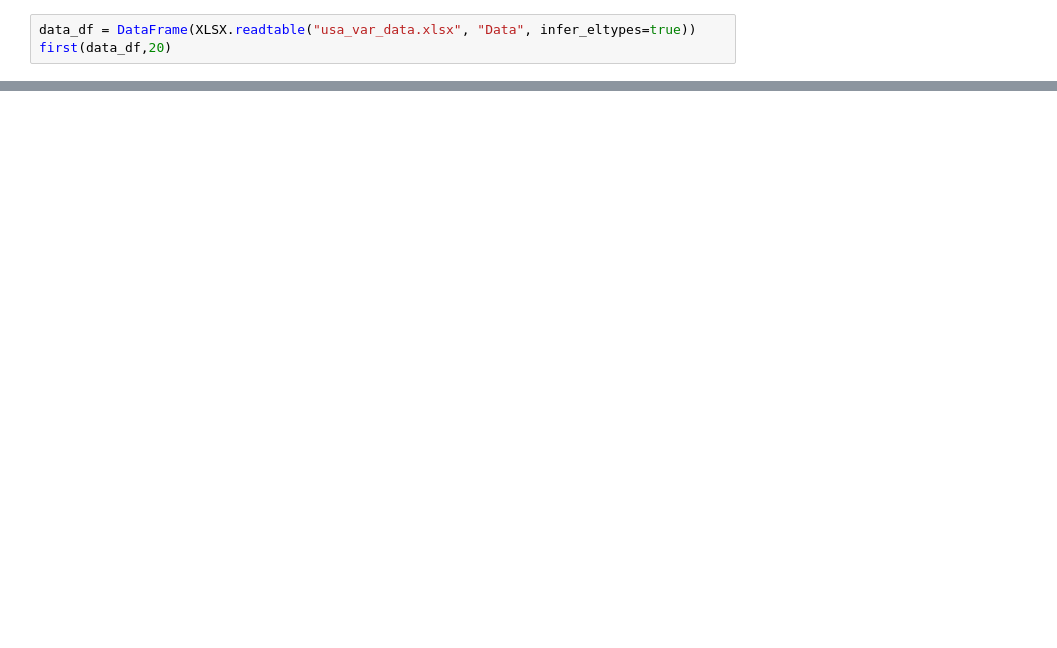
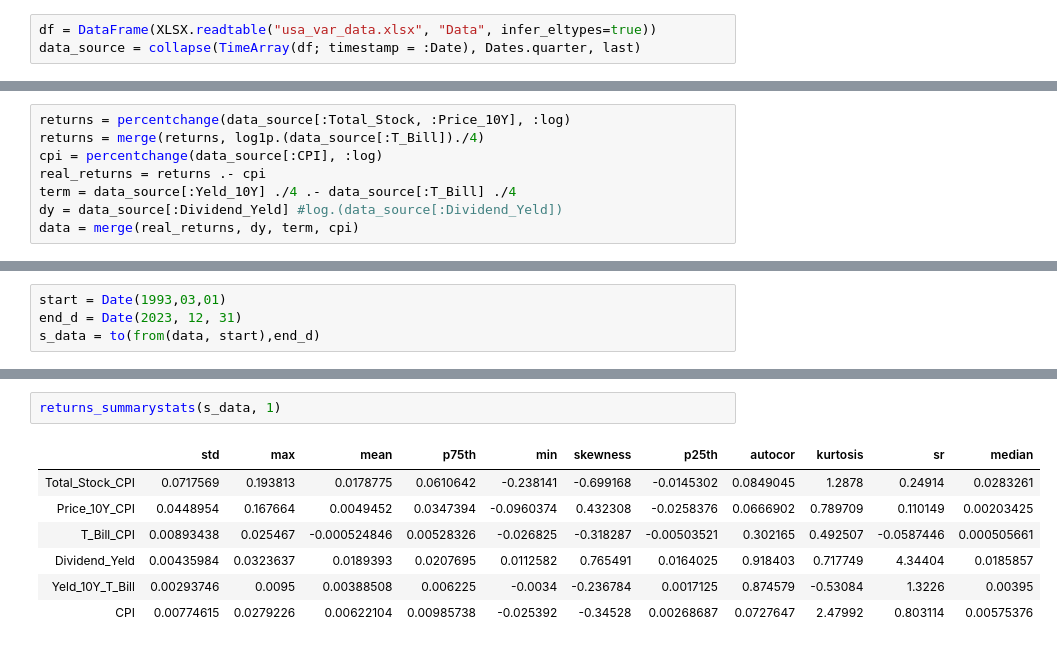
Before and after one commit to msz13/Goal-Based-Investing, a Jupyter notebook: julia_msp/us_bvar.ipynb, the cells around one changed output, grey strips where cells are left out. Drawn from its saved outputs; the diff is of its cells as text; blank space fills up the shorter version.

Commit message:
us var and bvar and start sce. lattice

```diff
--- a/julia_msp/us_bvar.ipynb
+++ b/julia_msp/us_bvar.ipynb
@@ -15,4 +13,4 @@ Main.FinancialBVAR
 # %%
-data_df = DataFrame(XLSX.readtable("usa_var_data.xlsx", "Data", infer_eltypes=true))
-first(data_df,20)
+df = DataFrame(XLSX.readtable("usa_var_data.xlsx", "Data", infer_eltypes=true))
+data_source = collapse(TimeArray(df; timestamp = :Date), Dates.quarter, last)
 # %% [output]
@@ -66,0 +49,8 @@ ArgumentError: ArgumentError: column name :Date not found in the data frame
+# %%
+returns = percentchange(data_source[:Total_Stock, :Price_10Y], :log)
+returns = merge(returns, log1p.(data_source[:T_Bill])./4)
+cpi = percentchange(data_source[:CPI], :log)
+real_returns = returns .- cpi
+term = data_source[:Yeld_10Y] ./4 .- data_source[:T_Bill] ./4
+dy = data_source[:Dividend_Yeld] #log.(data_source[:Dividend_Yeld])
+data = merge(real_returns, dy, term, cpi)
@@ -66,0 +79,4 @@ ArgumentError: ArgumentError: column name :Date not found in the data frame
+# %%
+start = Date(1993,03,01)
+end_d = Date(2023, 12, 31)
+s_data = to(from(data, start),end_d)
@@ -66,0 +108,10 @@ ArgumentError: ArgumentError: column name :Date not found in the data frame
+# %%
+returns_summarystats(s_data, 1)
+# %% [output]
+|  | std | max | mean | p75th | min | skewness | p25th | autocor | kurtosis | sr | median |
+| Total_Stock_CPI | 0.0717569 | 0.193813 | 0.0178775 | 0.0610642 | -0.238141 | -0.699168 | -0.0145302 | 0.0849045 | 1.2878 | 0.24914 | 0.0283261 |
+| Price_10Y_CPI | 0.0448954 | 0.167664 | 0.0049452 | 0.0347394 | -0.0960374 | 0.432308 | -0.0258376 | 0.0666902 | 0.789709 | 0.110149 | 0.00203425 |
+| T_Bill_CPI | 0.00893438 | 0.025467 | -0.000524846 | 0.00528326 | -0.026825 | -0.318287 | -0.00503521 | 0.302165 | 0.492507 | -0.0587446 | 0.000505661 |
+| Dividend_Yeld | 0.00435984 | 0.0323637 | 0.0189393 | 0.0207695 | 0.0112582 | 0.765491 | 0.0164025 | 0.918403 | 0.717749 | 4.34404 | 0.0185857 |
+| Yeld_10Y_T_Bill | 0.00293746 | 0.0095 | 0.00388508 | 0.006225 | -0.0034 | -0.236784 | 0.0017125 | 0.874579 | -0.53084 | 1.3226 | 0.00395 |
+| CPI | 0.00774615 | 0.0279226 | 0.00622104 | 0.00985738 | -0.025392 | -0.34528 | 0.00268687 | 0.0727647 | 2.47992 | 0.803114 | 0.00575376 |
```
Also changed, not shown: parts of 18 cells of this notebook, 5 other files.
